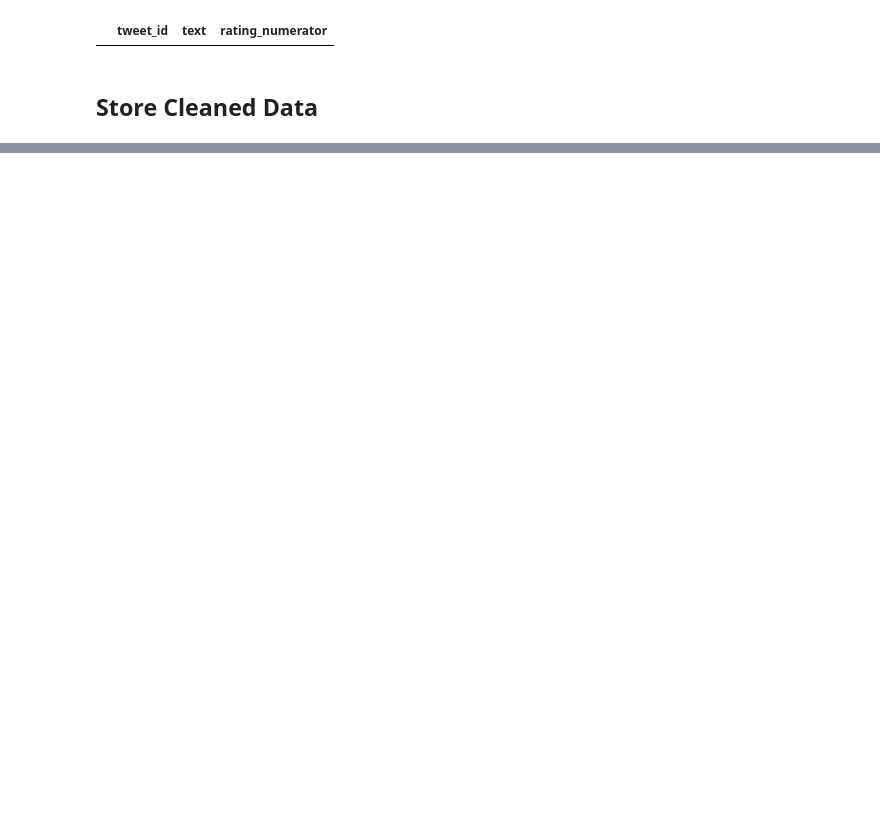
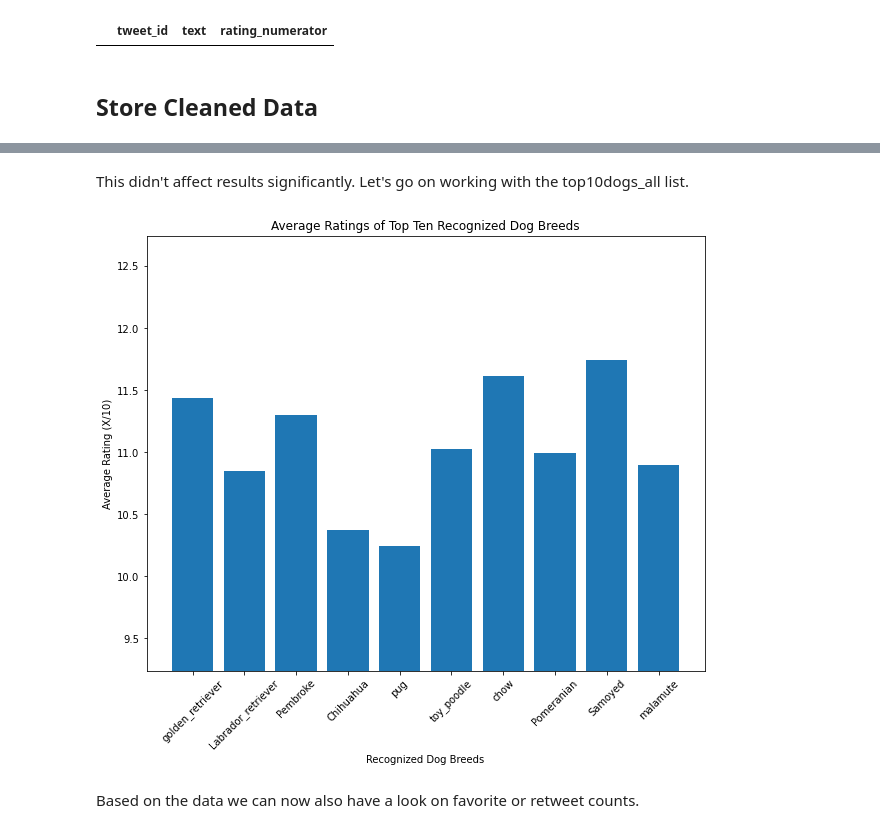
Before and after one commit to wizzlebloa/Data_Analyst_Submissions, a Jupyter notebook: Project 4 - Data Wrangling/wrangle_act.ipynb, the cells around one changed output, grey strips where cells are left out. Cells and saved outputs as stored; diff of their text form; code cells hidden in the pictures; blank space fills up the shorter version.

```diff
--- a/Project 4 - Data Wrangling/wrangle_act.ipynb
+++ b/Project 4 - Data Wrangling/wrangle_act.ipynb
@@ -1077,0 +1188,5 @@ twitter_archive_clean.to_csv('twitter_archive_master.csv', index=False)
+# %%
+#find top 10 recognized dog breeds looking at p1-p3
+top10dogs_all = df[consider_all_predictions].most_probable_breed.value_counts().nlargest(10)
+dfi.export(top10dogs_all.to_frame(), './plots/Top_10_Dogs_in_dataset.png')
+top10dogs_all
@@ -1077,0 +1205,34 @@ twitter_archive_clean.to_csv('twitter_archive_master.csv', index=False)
+# %% [markdown]
+This didn't affect results significantly. Let's go on working with the top10dogs_all list.
+# %%
+#find the top 10 recognized dog breeds mean rating
+ratings_top10_dogs = df[df.p1.isin(top10dogs_all.keys())].groupby(['p1']).mean()['rating_numerator'].reindex(top10dogs_all.keys())
+# %%
+# Create a bar chart with proper label
+
+def draw_Dog_Bar_Plot(data, title, xlabel, ylabel, ylim_offset):
+    locations = np.arange(10)
+    heights = data.values
+    labels = data.keys()
+    fig, ax = plt.subplots()
+    fig.set_figheight(8)
+    fig.set_figwidth(10)
+    ax.set(ylim=(data.min()-ylim_offset, data.max()+ylim_offset))
+    ax.set_xticks(locations)
+    ax.set_xticklabels(labels, rotation=45, rotation_mode="default")
+    ax.bar(locations, heights)
+    ax.set_title(title)
+    ax.set_xlabel(xlabel)
+    ax.set_ylabel(ylabel);
+
+draw_Dog_Bar_Plot(ratings_top10_dogs,
+                  'Average Ratings of Top Ten Recognized Dog Breeds',
+                  'Recognized Dog Breeds',
+                  'Average Rating (X/10)',
+                  1)
+
+plt.savefig('./plots/average_rating_top10_breeds.png')
+# %% [output]
+[figure, added]
+# %% [markdown]
+Based on the data we can now also have a look on favorite or retweet counts.
```
Also changed, not shown: parts of 49 cells of this notebook, 10 other files.
